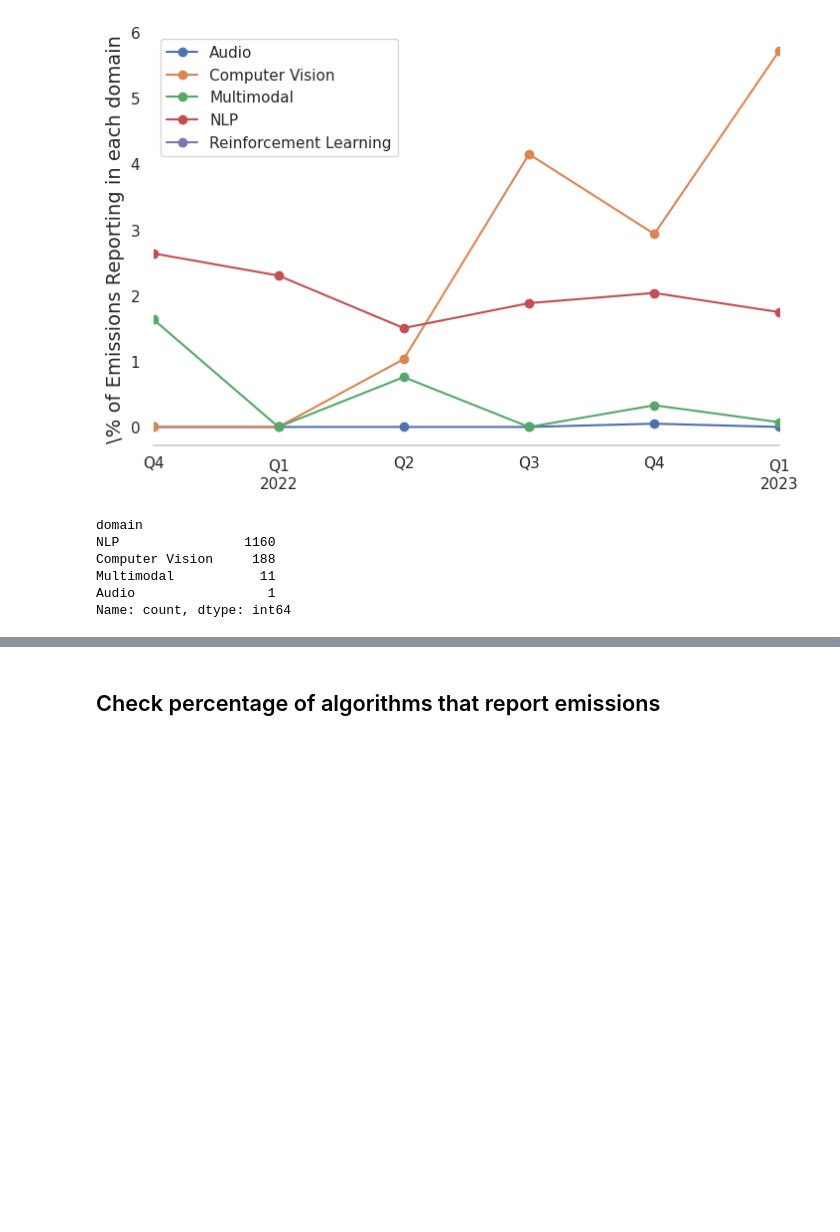
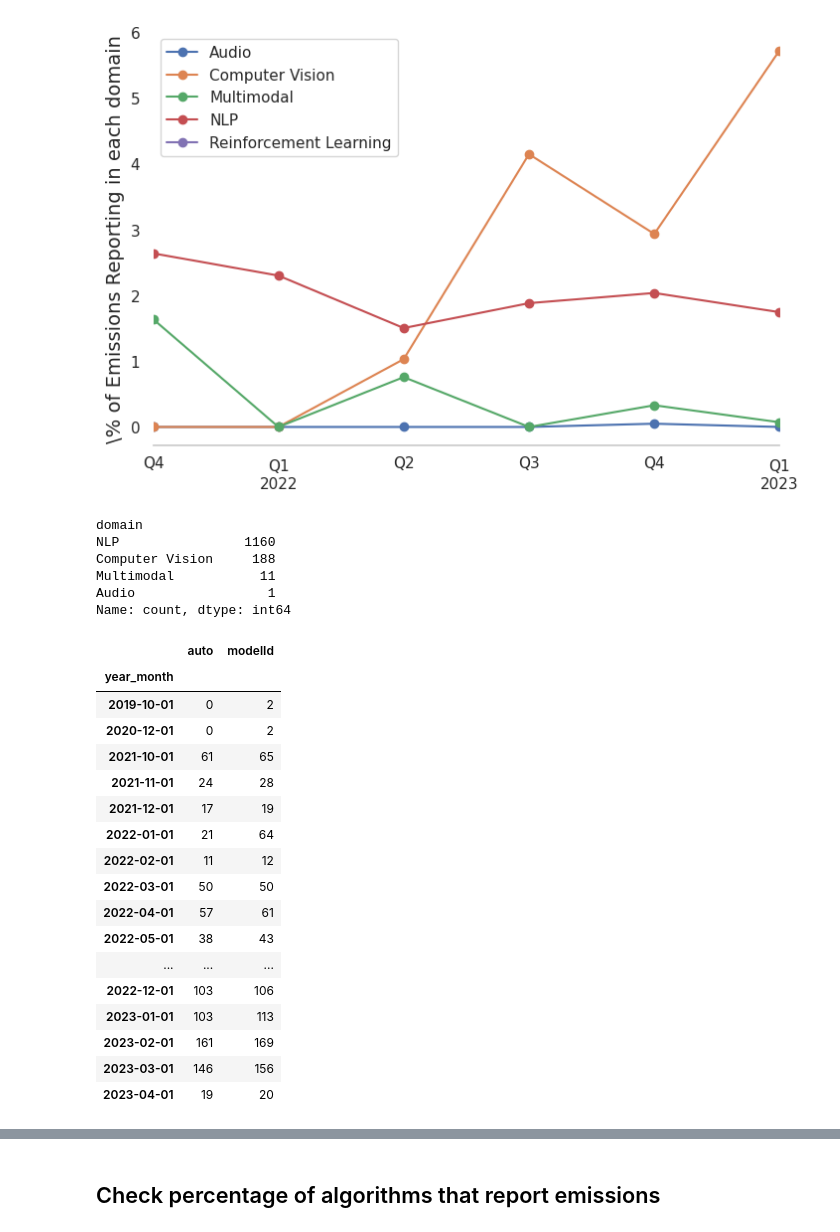
Before and after one commit to GAISSA-UPC/ML-EnergyLabel, a Jupyter notebook: code/Analysis/HFReportingAnalysis.ipynb, the cells around one changed output, grey strips where cells are left out. Saved outputs shown, nothing was run; the diff lists cells and outputs as text; code cells hidden in the pictures; blank space fills up the shorter version.

```diff
--- a/code/Analysis/HFReportingAnalysis.ipynb
+++ b/code/Analysis/HFReportingAnalysis.ipynb
@@ -415,3 +415,24 @@ Audio                 1
 Name: count, dtype: int64
 # %%
 df = read_df_processed()
+# %%
+df_co2.groupby('year_month').agg({'auto': 'sum', 'modelId': 'count'})
+# %% [output]
+|  | auto | modelId |
+| year_month |  |  |
+| 2019-10-01 | 0 | 2 |
+| 2020-12-01 | 0 | 2 |
+| 2021-10-01 | 61 | 65 |
+| 2021-11-01 | 24 | 28 |
+| 2021-12-01 | 17 | 19 |
+| 2022-01-01 | 21 | 64 |
+| 2022-02-01 | 11 | 12 |
+| 2022-03-01 | 50 | 50 |
+| 2022-04-01 | 57 | 61 |
+| 2022-05-01 | 38 | 43 |
+| ... | ... | ... |
+| 2022-12-01 | 103 | 106 |
+| 2023-01-01 | 103 | 113 |
+| 2023-02-01 | 161 | 169 |
+| 2023-03-01 | 146 | 156 |
+| 2023-04-01 | 19 | 20 |
```
Also changed, not shown: parts of 4 cells of this notebook, 7 other files.
